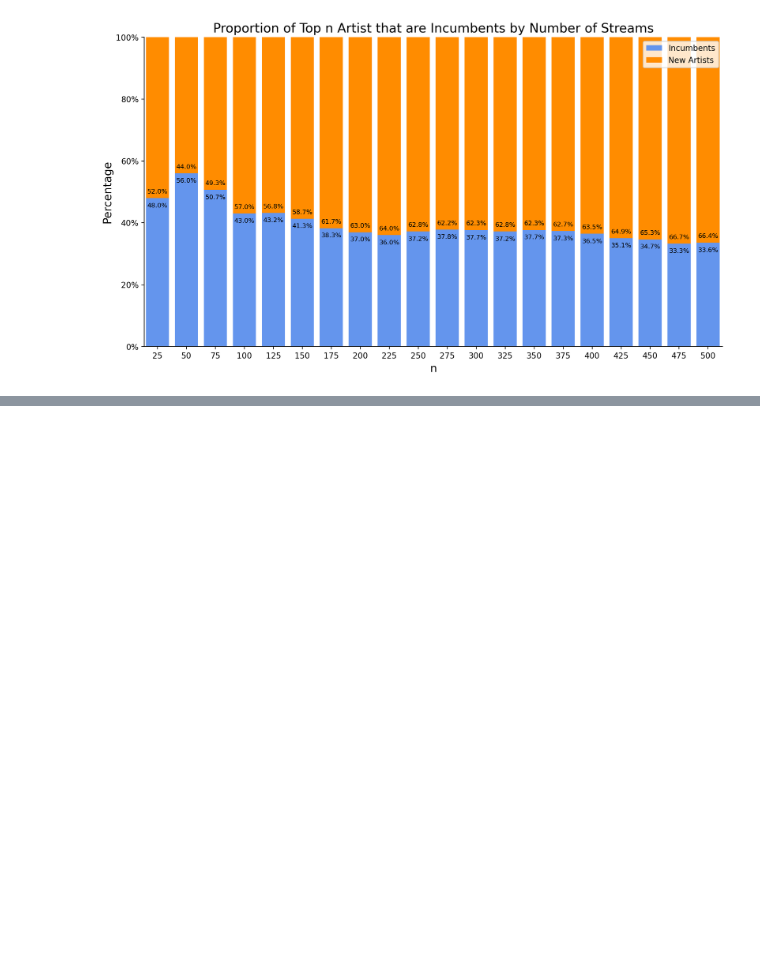
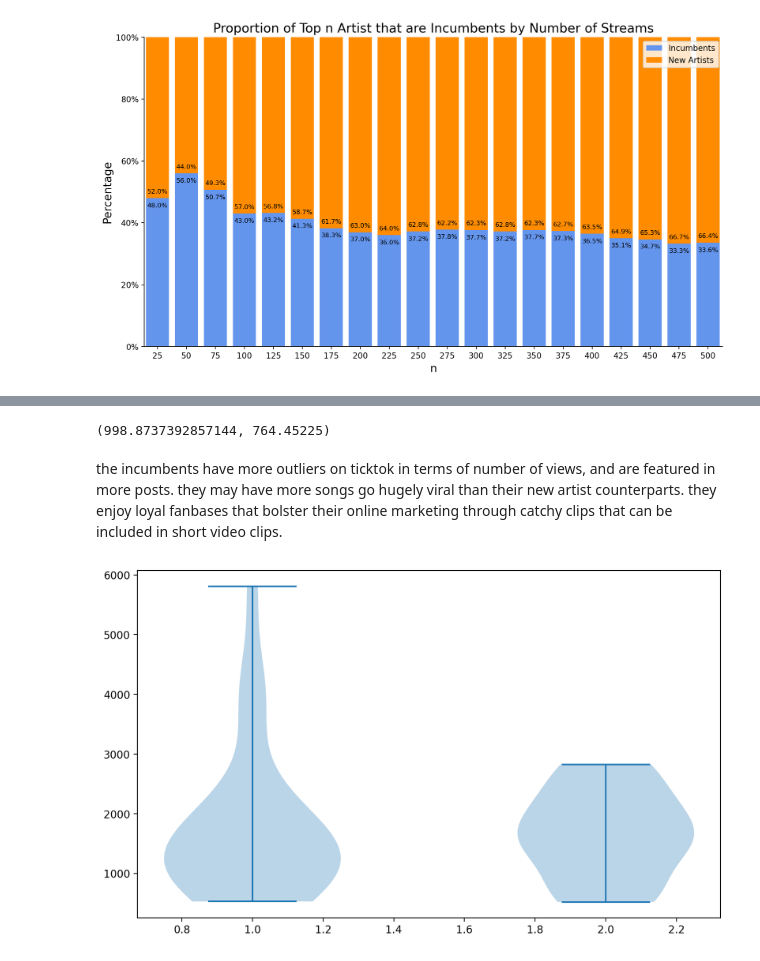
Before and after one commit to walkerhughes/spotify-eda, a Jupyter notebook: top_artists.ipynb, the cells around one changed output, grey strips where cells are left out. Cells and saved outputs as stored; diff of their text form; code cells hidden in the pictures; blank space fills up the shorter version.

Commit message:
added investigation into TikTok stats among top-streamed artists

```diff
--- a/top_artists.ipynb
+++ b/top_artists.ipynb
@@ -66,3 +66,5 @@ ax.legend()
 plt.show()
 # %% [output]
 [figure]
+# %%
+incumbents, new_artists, pct_incumbents, pct_new_artists = get_incumbent_split(n = 50)
@@ -68,0 +85,24 @@ plt.show()
+# %%
+incumbent_ticktok_24 = (
+    df_spotify[df_spotify["artist_name_lower"].isin(incumbents)]
+    [["artist_name_lower", "TikTok Posts", "TikTok Views"]]
+    .groupby("artist_name_lower").agg({
+        "TikTok Posts": "sum",
+        "TikTok Views": "sum"
+    })
+    .reset_index()
+)
+incumbent_ticktok_24["avg_views_per_post"] = incumbent_ticktok_24["TikTok Views"] / incumbent_ticktok_24["TikTok Posts"]
+incumbent_ticktok_24 = incumbent_ticktok_24[~incumbent_ticktok_24["avg_views_per_post"].isna()]
+
+new_artist_ticktok_24 = (
+    df_spotify[df_spotify["artist_name_lower"].isin(new_artists)]
+    [["artist_name_lower", "TikTok Posts", "TikTok Views"]]
+    .groupby("artist_name_lower").agg({
+        "TikTok Posts": "sum",
+        "TikTok Views": "sum"
+    })
+    .reset_index()
+)
+new_artist_ticktok_24["avg_views_per_post"] = new_artist_ticktok_24["TikTok Views"] / new_artist_ticktok_24["TikTok Posts"]
+new_artist_ticktok_24 = new_artist_ticktok_24[~new_artist_ticktok_24["avg_views_per_post"].isna()]
@@ -68,0 +127,12 @@ plt.show()
+# %%
+incumbent_ticktok_24["TikTok Posts"].mean() / 10_000, new_artist_ticktok_24["TikTok Posts"].mean() / 10_000
+# %% [output]
+(998.8737392857144, 764.45225)
+# %% [markdown]
+the incumbents have more outliers on ticktok in terms of number of views, and are featured in more posts. they may have more songs go hugely viral than their new artist counterparts. they enjoy loyal fanbases that bolster their online marketing through catchy clips that can be included in short video clips.
+# %%
+to_plot = [incumbent_ticktok_24.avg_views_per_post, new_artist_ticktok_24.avg_views_per_post]
+plt.violinplot(to_plot)
+plt.show()
+# %% [output]
+[figure, added]
```
Also changed, not shown: parts of 9 cells of this notebook.
